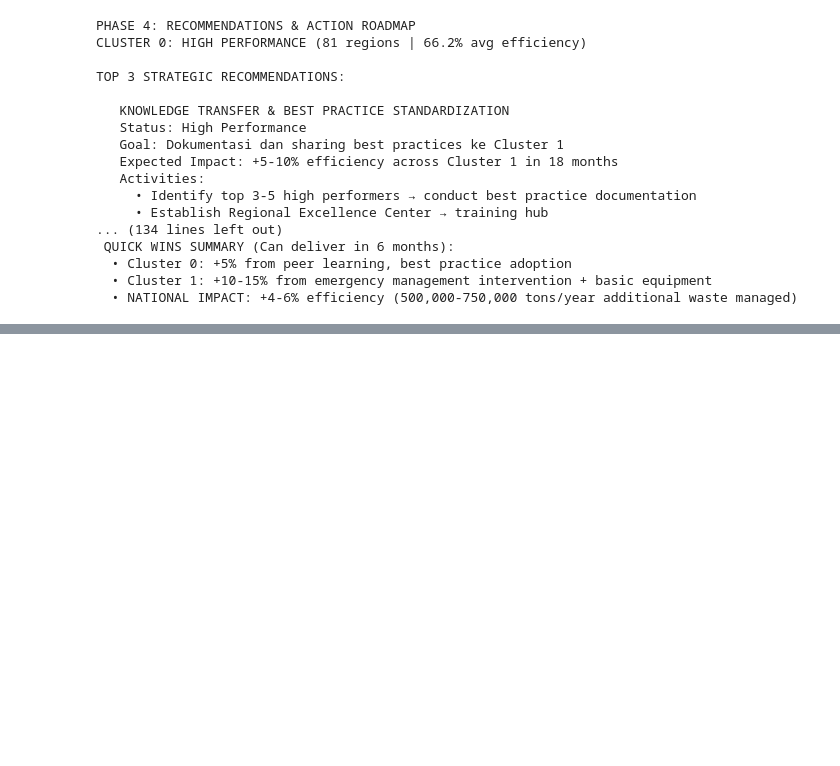
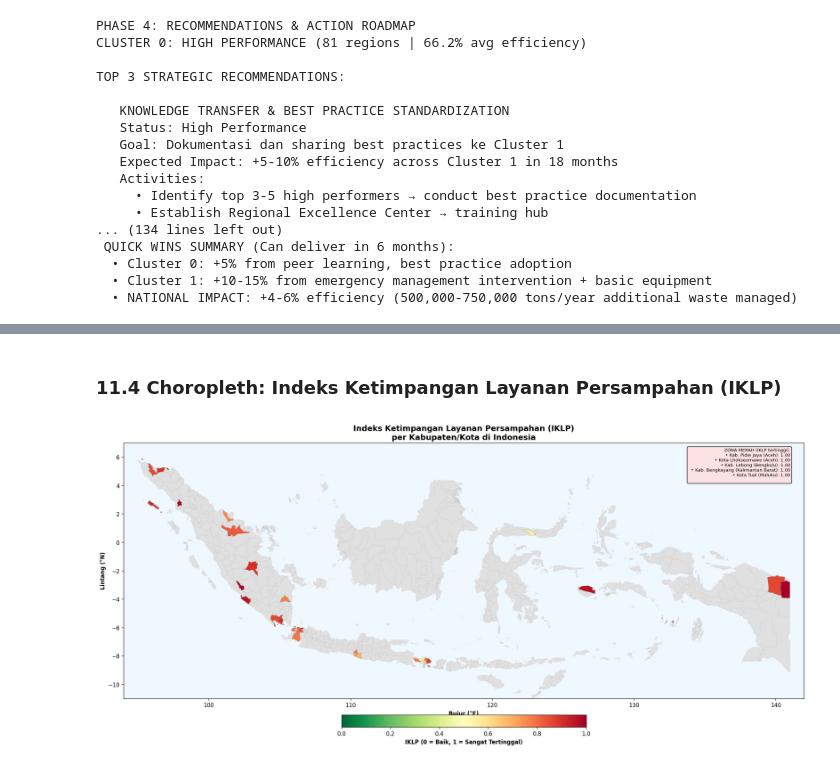
Before and after one commit to catherinealicia08/waste-management-analytics, a Jupyter notebook: Kelompok_1.ipynb, the cells around one changed output, grey strips where cells are left out. Drawn from its saved outputs; the diff is of its cells as text; code cells hidden in the pictures; blank space fills up the shorter version.

```diff
--- a/Kelompok_1.ipynb
+++ b/Kelompok_1.ipynb
@@ -2405,0 +2656,54 @@ TOP 3 STRATEGIC RECOMMENDATIONS:
+# %% [markdown]
+### 11.4 Choropleth: Indeks Ketimpangan Layanan Persampahan (IKLP)
+# %%
+fig, ax = plt.subplots(figsize=(18, 11))
+
+geo_merged.plot(ax=ax, color='#e0e0e0', edgecolor='#cccccc', linewidth=0.3)
+
+mask = geo_merged['IKLP'].notna()
+if mask.any():
+    geo_merged[mask].plot(
+        column='IKLP',
+        cmap='RdYlGn_r',
+        legend=True,
+        legend_kwds={
+            'label': 'IKLP (0 = Baik, 1 = Sangat Tertinggal)',
+            'orientation': 'horizontal',
+            'fraction': 0.03,
+            'pad': 0.04,
+            'shrink': 0.6,
+        },
+        ax=ax,
+        edgecolor='#999999',
+        linewidth=0.3,
+        vmin=0,
+        vmax=1,
+    )
+
+ax.set_xlim([94, 142])
+ax.set_ylim([-11, 7])
+ax.set_title(
+    'Indeks Ketimpangan Layanan Persampahan (IKLP)\nper Kabupaten/Kota di Indonesia',
+    fontsize=14,
+)
+ax.set_xlabel('Bujur (°E)')
+ax.set_ylabel('Lintang (°N)')
+ax.set_facecolor('#f0f8ff')
+
+# Anotasi 5 daerah paling tertinggal
+top_worst = df_agg.nlargest(5, 'IKLP')
+annotation = 'ZONA MERAH (IKLP tertinggi):\n'
+for _, row in top_worst.iterrows():
+    annotation += f"  • {row['Kabupaten/Kota']} ({row['Provinsi']}): {row['IKLP']:.2f}\n"
+
+ax.text(
+    0.98, 0.98, annotation,
+    transform=ax.transAxes, fontsize=8,
+    verticalalignment='top', horizontalalignment='right',
+    bbox=dict(boxstyle='round', facecolor='#ffe0e0', alpha=0.9),
+)
+
+plt.tight_layout()
+plt.show()
+# %% [output]
+[figure, added]
```
Also changed, not shown: parts of 45 cells of this notebook.
